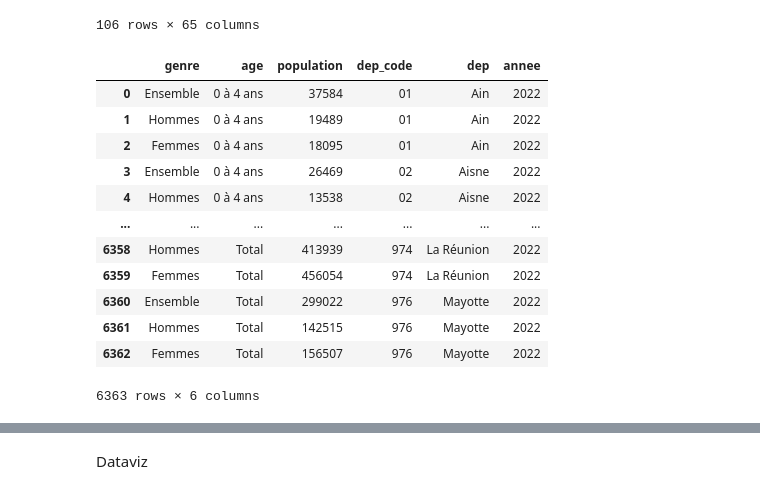
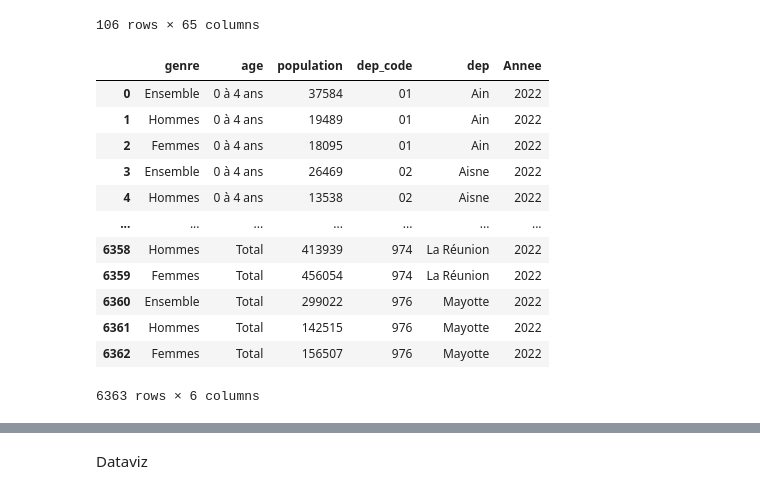
Before and after one commit to SORADATA/Estimation-de-la-population-francaise, a Jupyter notebook: main.ipynb, the cells around one changed output, grey strips where cells are left out. Cells and saved outputs as stored; diff of their text form; code cells hidden in the pictures.

```diff
--- a/main.ipynb
+++ b/main.ipynb
@@ -71,11 +72,11 @@ def reshape_data_by_year(df, year):
 data = load_data()
 # %%
 
-annee = 2022
-df = reshape_data_by_year(data[f"{annee}"], annee)
+year_1 = 2022
+df = reshape_data_by_year(data[f"{year_1}"], year_1)
 df
 # %% [output]
-|  | genre | age | population | dep_code | dep | annee |
+|  | genre | age | population | dep_code | dep | Annee |
 | 0 | Ensemble | 0 à 4 ans | 37584 | 01 | Ain | 2022 |
 | 1 | Hommes | 0 à 4 ans | 19489 | 01 | Ain | 2022 |
 | 2 | Femmes | 0 à 4 ans | 18095 | 01 | Ain | 2022 |
```
Also changed, not shown: parts of 11 cells of this notebook.
